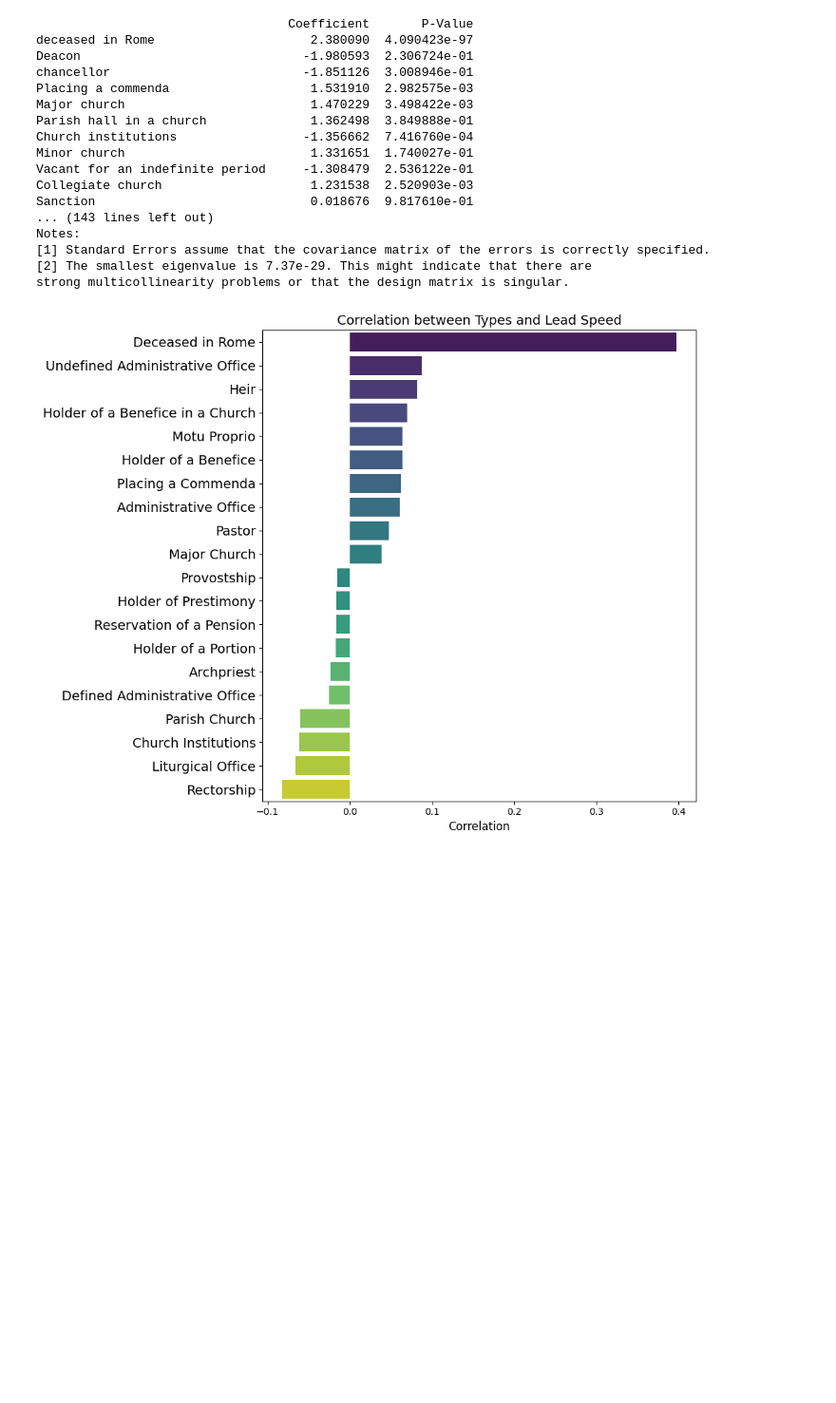
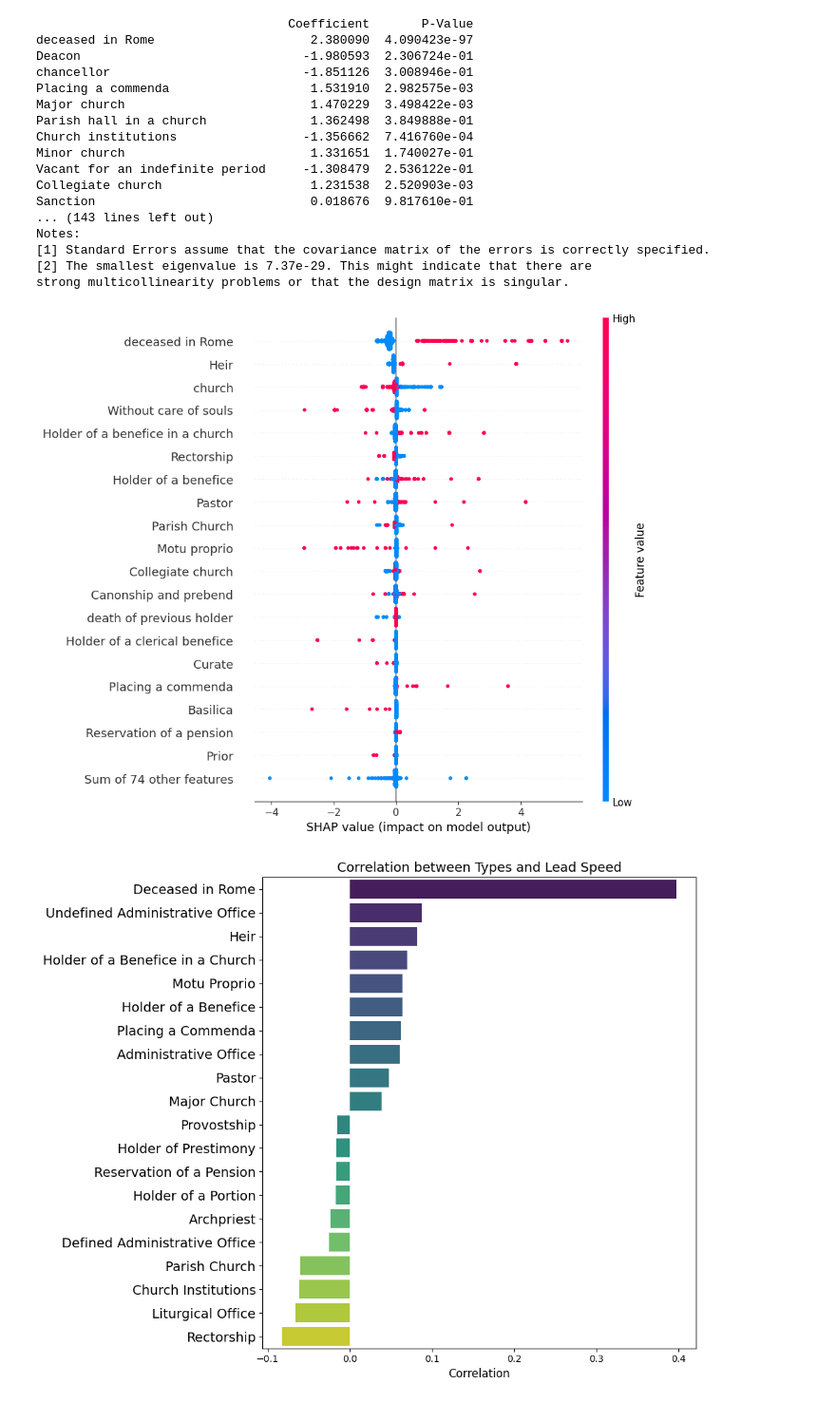
Before and after one commit to ch-sander/g17-article1, a Jupyter notebook: Article1.ipynb, the cells around one changed output. Shown at 95% size. Drawn from its saved outputs; the diff is of its cells as text; code cells hidden in the pictures; blank space fills up the shorter version.

Commit message:
shap

```diff
--- a/Article1.ipynb
+++ b/Article1.ipynb
@@ -1637,7 +1639,7 @@ Maximum correlation: 0.3296081615140089
 # %% [markdown]
 ### Correlation Types vs. Lead Speed
 # %%
-corr_mode="pearsonr"
+corr_mode="shap"
 # %%
 if corr_mode=="pearsonr":
     type_dummies = df_t['type_labels'].str.get_dummies(sep=',')
@@ -1737,6 +1739,26 @@ Notes:
 [1] Standard Errors assume that the covariance matrix of the errors is correctly specified.
 [2] The smallest eigenvalue is 7.37e-29. This might indicate that there are
 strong multicollinearity problems or that the design matrix is singular.
+# %%
+if corr_mode=="shap":
+    from catboost import CatBoostRegressor
+    import shap
+
+    type_dummies = df_t['type_labels'].str.get_dummies(sep=',')
+    df_with_dummies = pd.concat([df_t, type_dummies], axis=1)
+
+    X = type_dummies
+    y = df_with_dummies['event_lead_speed']
+
+    model = CatBoostRegressor(verbose=0)
+    model.fit(X, y)
+
+    explainer = shap.Explainer(model, X)
+    shap_values = explainer(X)
+
+    shap.plots.beeswarm(shap_values, max_display=20)
+# %% [output]
+[figure, added]
 # %%
 top_bottom_df.reset_index(inplace=True)
 top_bottom_df.rename(columns={'index': 'Type_Label'}, inplace=True)
```
Also changed, not shown: parts of 10 cells of this notebook.
